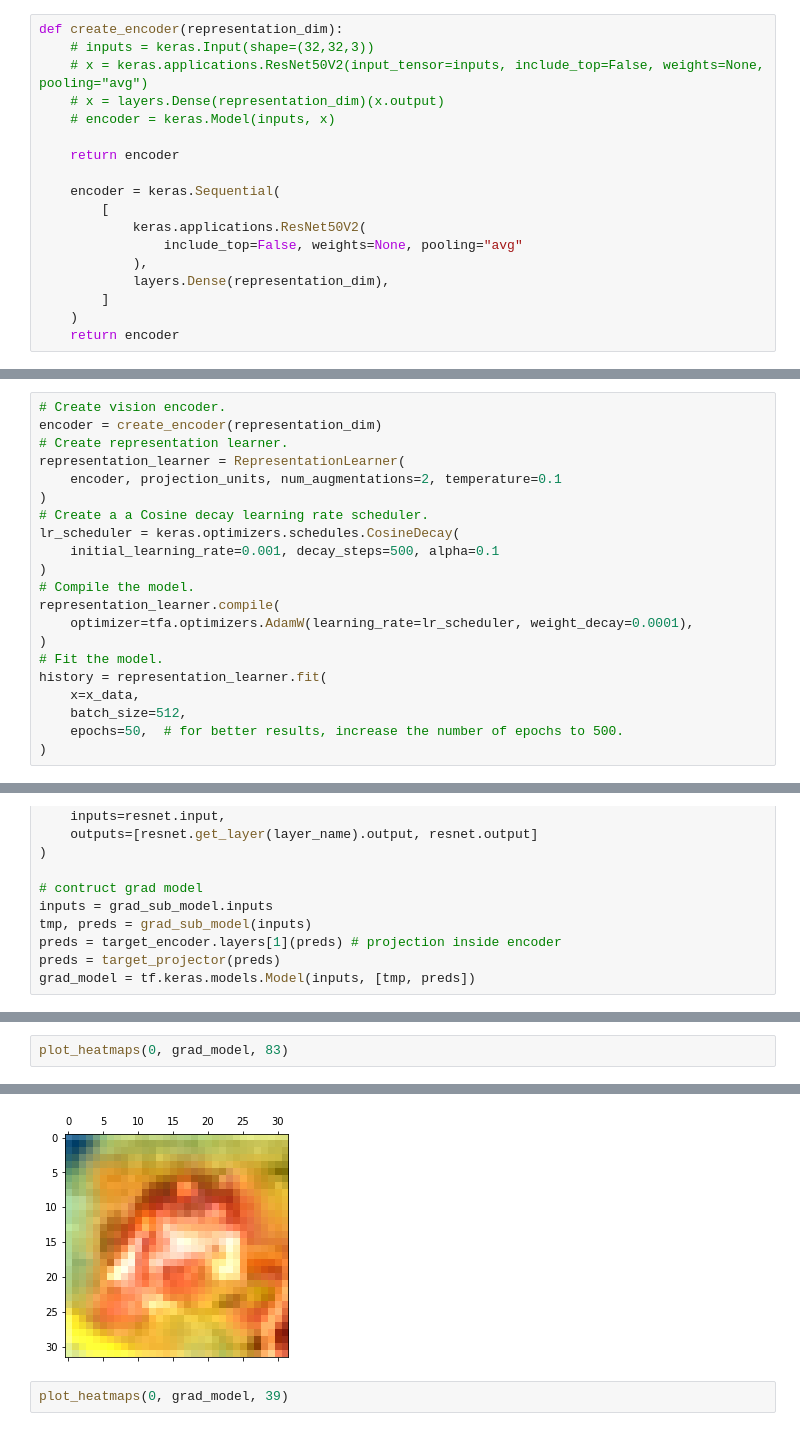
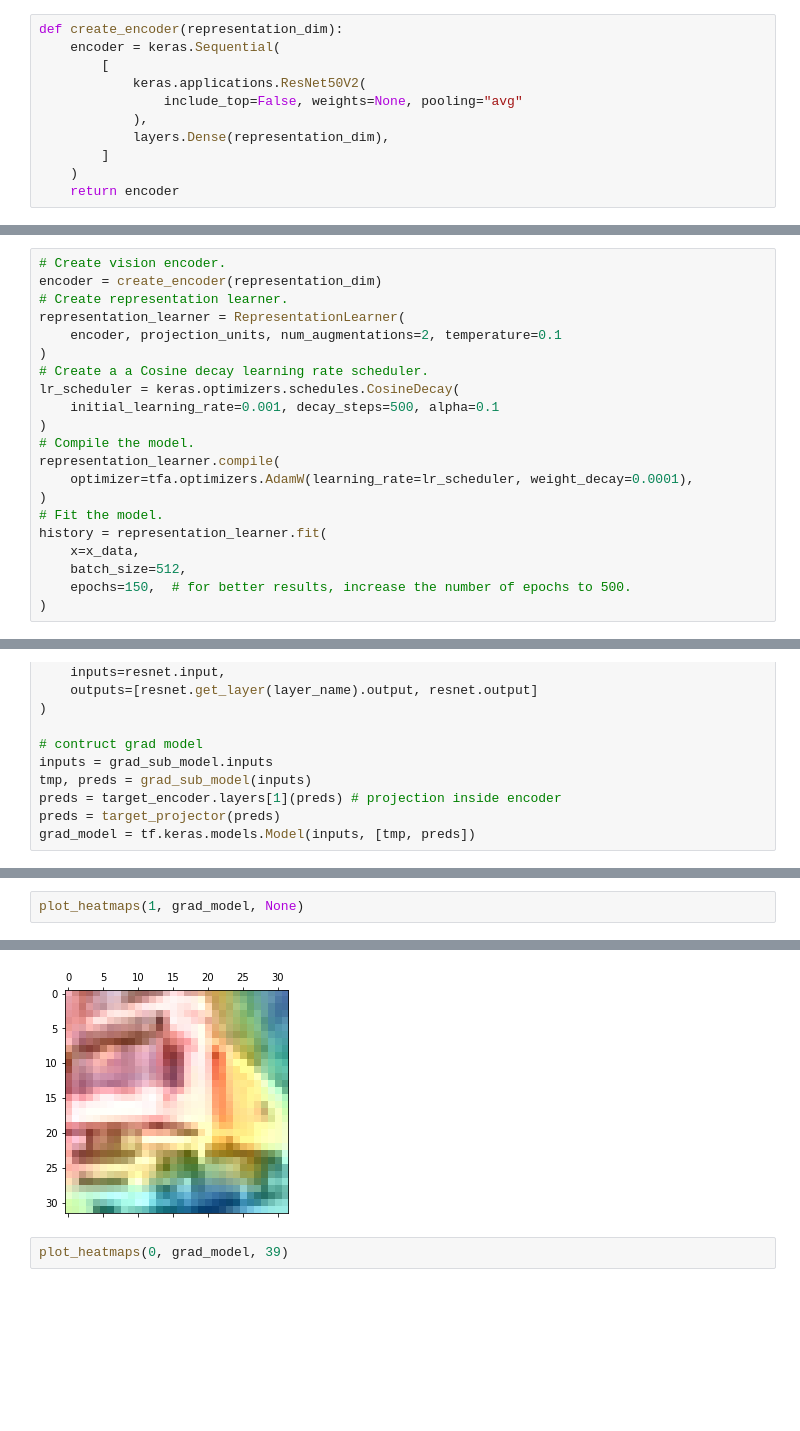
Before and after one commit to daisea3e1203/soco_fashion_dnn, a Jupyter notebook: 03_gradcam_on_representation_learner.ipynb, the cells around one changed output, grey strips where cells are left out. Cells and saved outputs as stored; diff of their text form; blank space fills up the shorter version.

```diff
--- a/03_gradcam_on_representation_learner.ipynb
+++ b/03_gradcam_on_representation_learner.ipynb
@@ -112,13 +123,6 @@ for i in range(9):
 ## Vision Encoder
 # %%
 def create_encoder(representation_dim):
-    # inputs = keras.Input(shape=(32,32,3))
-    # x = keras.applications.ResNet50V2(input_tensor=inputs, include_top=False, weights=None, pooling="avg")
-    # x = layers.Dense(representation_dim)(x.output)
-    # encoder = keras.Model(inputs, x)
-
-    return encoder
-
     encoder = keras.Sequential(
         [
             keras.applications.ResNet50V2(
@@ -239,6 +243,6 @@ representation_learner.compile(
 history = representation_learner.fit(
     x=x_data,
     batch_size=512,
-    epochs=50,  # for better results, increase the number of epochs to 500.
+    epochs=150,  # for better results, increase the number of epochs to 500.
 )
 # %% [output]
@@ -535,3 +554,3 @@ pooled gradient shape
 # %%
-plot_heatmaps(0, grad_model, 83)
+plot_heatmaps(1, grad_model, None)
 # %% [output]
@@ -541,4 +560,4 @@ WARNING:matplotlib.image:Clipping input data to the valid range for imshow with
-[figure, old version]
+[figure, new version]
 # %%
 plot_heatmaps(0, grad_model, 39)
 # %% [output]
```
Also changed, not shown: parts of 15 cells of this notebook.
